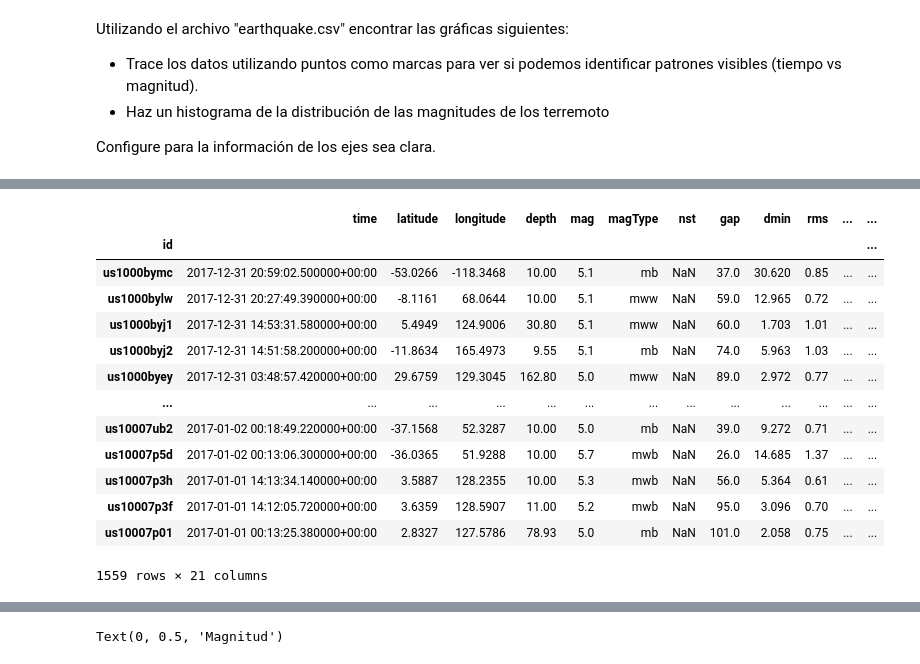
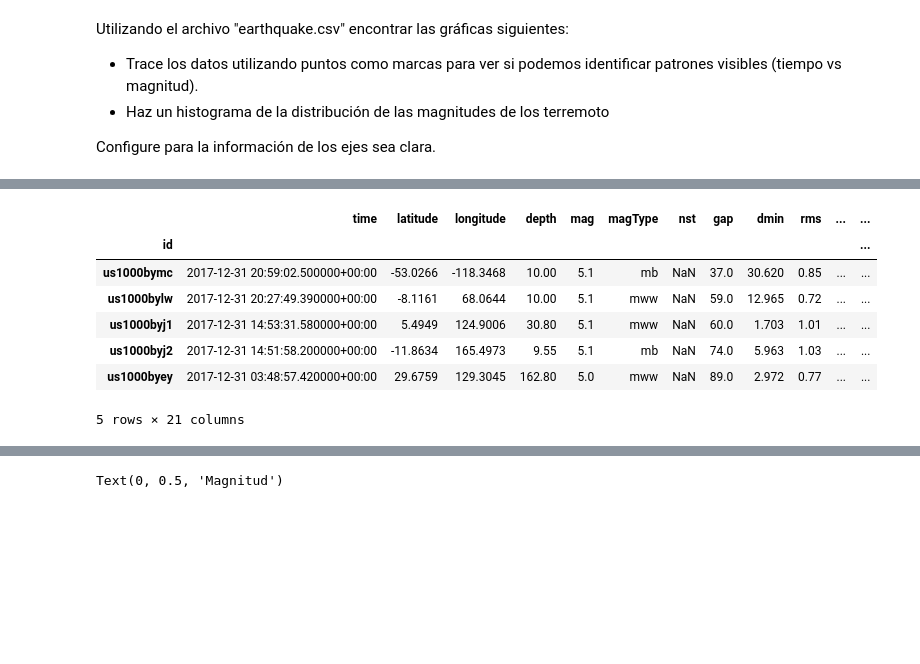
Before and after one commit to Scoowy/PythonLuisa, a Jupyter notebook: Evaluacion2/LeccionNro2V3.ipynb, the cells around one changed output, grey strips where cells are left out. Cells and saved outputs as stored; diff of their text form; code cells hidden in the pictures; blank space fills up the shorter version.

```diff
--- a/Evaluacion2/LeccionNro2V3.ipynb
+++ b/Evaluacion2/LeccionNro2V3.ipynb
@@ -24,19 +32,14 @@ import numpy as np
 import matplotlib.pyplot as plt
 # %%
 data_df = pd.read_csv('earthquakes-2017.csv', parse_dates=['time'], index_col='id')
-data_df
+data_df.dropna(axis=0, subset=["mag"], inplace=True)
+data_df.head()
 # %% [output]
 |  | time | latitude | longitude | depth | mag | magType | nst | gap | dmin | rms | ... | ... |
 | id |  |  |  |  |  |  |  |  |  |  |  | ... |
 | us1000bymc | 2017-12-31 20:59:02.500000+00:00 | -53.0266 | -118.3468 | 10.00 | 5.1 | mb | NaN | 37.0 | 30.620 | 0.85 | ... | ... |
 | us1000bylw | 2017-12-31 20:27:49.390000+00:00 | -8.1161 | 68.0644 | 10.00 | 5.1 | mww | NaN | 59.0 | 12.965 | 0.72 | ... | ... |
 | us1000byj1 | 2017-12-31 14:53:31.580000+00:00 | 5.4949 | 124.9006 | 30.80 | 5.1 | mww | NaN | 60.0 | 1.703 | 1.01 | ... | ... |
 | us1000byj2 | 2017-12-31 14:51:58.200000+00:00 | -11.8634 | 165.4973 | 9.55 | 5.1 | mb | NaN | 74.0 | 5.963 | 1.03 | ... | ... |
 | us1000byey | 2017-12-31 03:48:57.420000+00:00 | 29.6759 | 129.3045 | 162.80 | 5.0 | mww | NaN | 89.0 | 2.972 | 0.77 | ... | ... |
-| ... | ... | ... | ... | ... | ... | ... | ... | ... | ... | ... | ... | ... |
-| us10007ub2 | 2017-01-02 00:18:49.220000+00:00 | -37.1568 | 52.3287 | 10.00 | 5.0 | mb | NaN | 39.0 | 9.272 | 0.71 | ... | ... |
-| us10007p5d | 2017-01-02 00:13:06.300000+00:00 | -36.0365 | 51.9288 | 10.00 | 5.7 | mwb | NaN | 26.0 | 14.685 | 1.37 | ... | ... |
-| us10007p3h | 2017-01-01 14:13:34.140000+00:00 | 3.5887 | 128.2355 | 10.00 | 5.3 | mwb | NaN | 56.0 | 5.364 | 0.61 | ... | ... |
-| us10007p3f | 2017-01-01 14:12:05.720000+00:00 | 3.6359 | 128.5907 | 11.00 | 5.2 | mwb | NaN | 95.0 | 3.096 | 0.70 | ... | ... |
-| us10007p01 | 2017-01-01 00:13:25.380000+00:00 | 2.8327 | 127.5786 | 78.93 | 5.0 | mb | NaN | 101.0 | 2.058 | 0.75 | ... | ... |
-1559 rows × 21 columns
+5 rows × 21 columns
```
Also changed, not shown: parts of 7 cells of this notebook, 2 other files.
